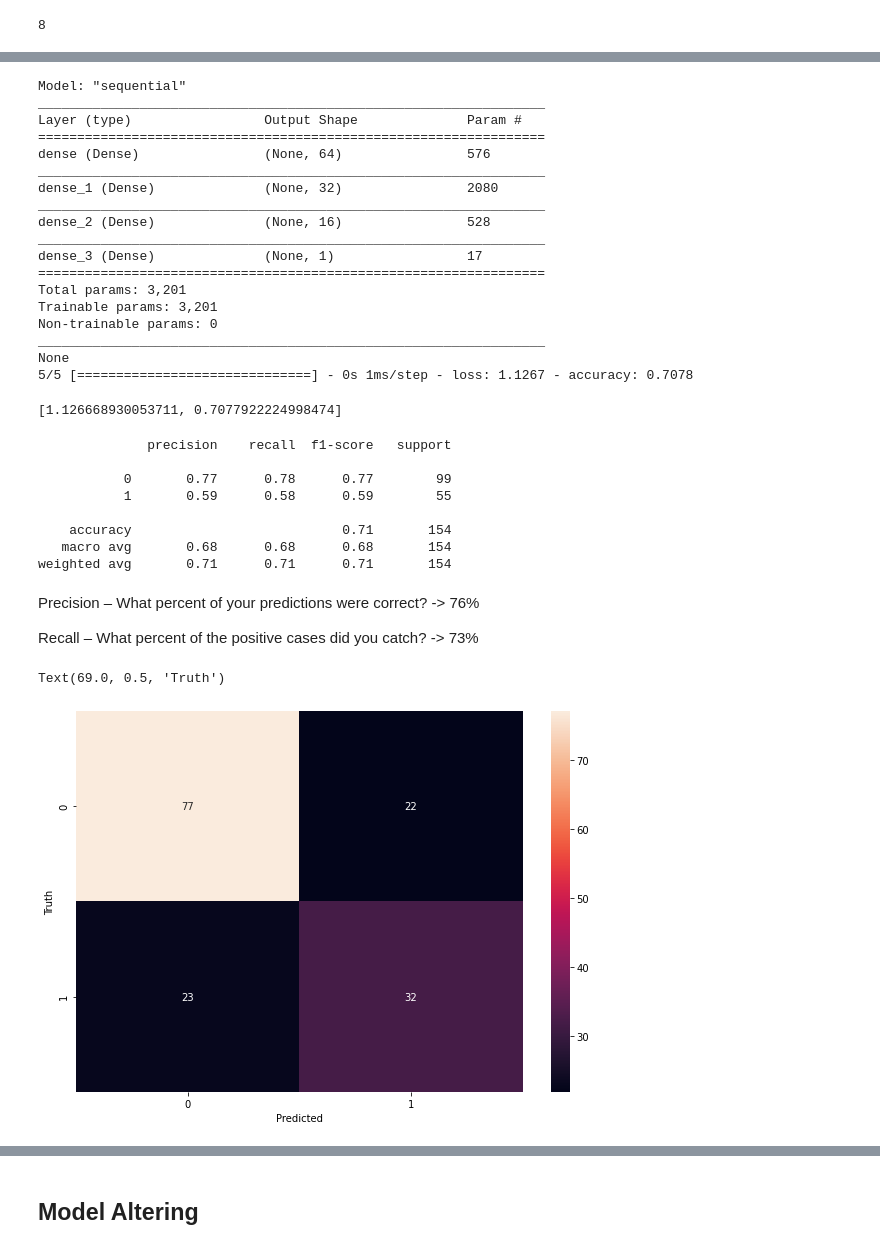
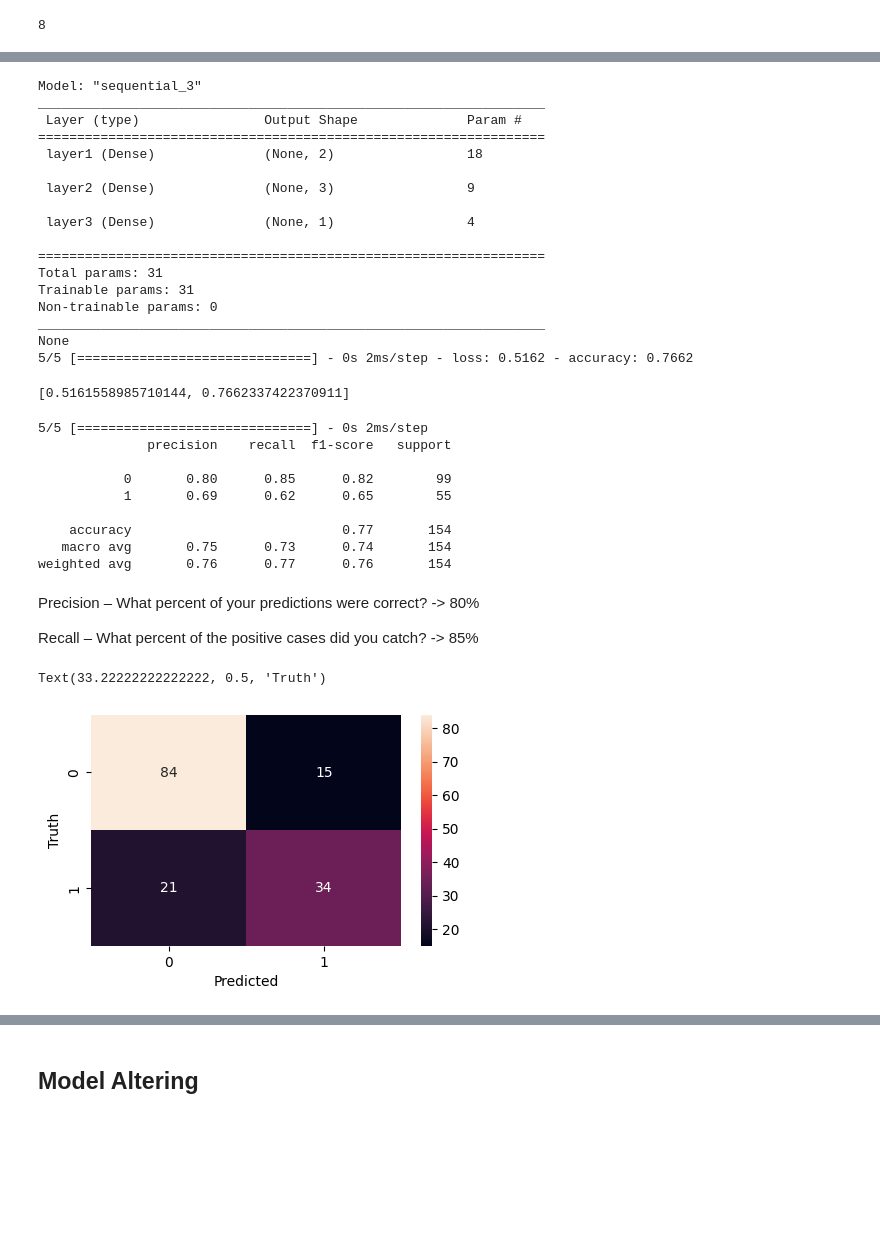
Before and after one commit to deynabaevax/ML_projects, a Jupyter notebook: Diabetes prediction using ANN/Diabetes Prediction ANN.ipynb, the cells around one changed output, grey strips where cells are left out. Saved outputs shown, nothing was run; the diff lists cells and outputs as text; code cells hidden in the pictures; blank space fills up the shorter version.

```diff
--- a/Diabetes prediction using ANN/Diabetes Prediction ANN.ipynb
+++ b/Diabetes prediction using ANN/Diabetes Prediction ANN.ipynb
@@ -282,10 +327,9 @@ Test data length: 154
 # %%
 # Initializing the model
 model = keras.Sequential([
-    keras.layers.Dense(64, input_shape=(8,), activation='relu'),
-    keras.layers.Dense(32, activation='relu'),
-    keras.layers.Dense(16, activation='relu'),
-    keras.layers.Dense(1, activation='sigmoid')
+    keras.layers.Dense(2, input_shape=(8,), activation='relu', name="layer1"),
+    keras.layers.Dense(3, activation='relu', name="layer2"),
+    keras.layers.Dense(1, activation='sigmoid', name="layer3")
 ])
 # %%
 # Compiling the model
@@ -315,25 +359,24 @@ Epoch 100/100
 print(model.summary())
 model.evaluate(X_test, y_test)
 # %% [output]
-Model: "sequential"
+Model: "sequential_3"
 _________________________________________________________________
-Layer (type)                 Output Shape              Param #
+ Layer (type)                Output Shape              Param #
 =================================================================
-dense (Dense)                (None, 64)                576
-_________________________________________________________________
-dense_1 (Dense)              (None, 32)                2080
-_________________________________________________________________
-dense_2 (Dense)              (None, 16)                528
-_________________________________________________________________
-dense_3 (Dense)              (None, 1)                 17
+ layer1 (Dense)              (None, 2)                 18
+
+ layer2 (Dense)              (None, 3)                 9
+
+ layer3 (Dense)              (None, 1)                 4
+
 =================================================================
-Total params: 3,201
-Trainable params: 3,201
+Total params: 31
+Trainable params: 31
 Non-trainable params: 0
 _________________________________________________________________
 None
-5/5 [==============================] - 0s 1ms/step - loss: 1.1267 - accuracy: 0.7078
+5/5 [==============================] - 0s 2ms/step - loss: 0.5162 - accuracy: 0.7662
-[1.126668930053711, 0.7077922224998474]
+[0.5161558985710144, 0.7662337422370911]
 # %%
 from sklearn.metrics import confusion_matrix , classification_report
 yp = model.predict(X_test)
@@ -345,29 +388,30 @@ for element in yp:
         y_pred.append(0)
 print(classification_report(y_test,y_pred))
 # %% [output]
+5/5 [==============================] - 0s 2ms/step
               precision    recall  f1-score   support
 
-           0       0.77      0.78      0.77        99
-           1       0.59      0.58      0.59        55
+           0       0.80      0.85      0.82        99
+           1       0.69      0.62      0.65        55
 
-    accuracy                           0.71       154
-   macro avg       0.68      0.68      0.68       154
-weighted avg       0.71      0.71      0.71       154
+    accuracy                           0.77       154
+   macro avg       0.75      0.73      0.74       154
+weighted avg       0.76      0.77      0.76       154
 # %% [markdown]
-Precision – What percent of your predictions were correct? -> 76%
+Precision – What percent of your predictions were correct? -> 80%
 
-Recall – What percent of the positive cases did you catch? -> 73%
+Recall – What percent of the positive cases did you catch? -> 85%
 # %%
 import seaborn as sn
 cm = tf.math.confusion_matrix(labels=y_test,predictions=y_pred)
 
-plt.figure(figsize = (10,7))
+plt.figure(figsize = (5,3))
 sn.heatmap(cm, annot=True, fmt='d')
 plt.xlabel('Predicted')
 plt.ylabel('Truth')
 # %% [output]
-Text(69.0, 0.5, 'Truth')
+Text(33.22222222222222, 0.5, 'Truth')
-[figure, old version]
+[figure, new version]
 # %%
 #accuracy
 plt.plot(hist.history['accuracy'])
```
Also changed, not shown: parts of 27 cells of this notebook.
